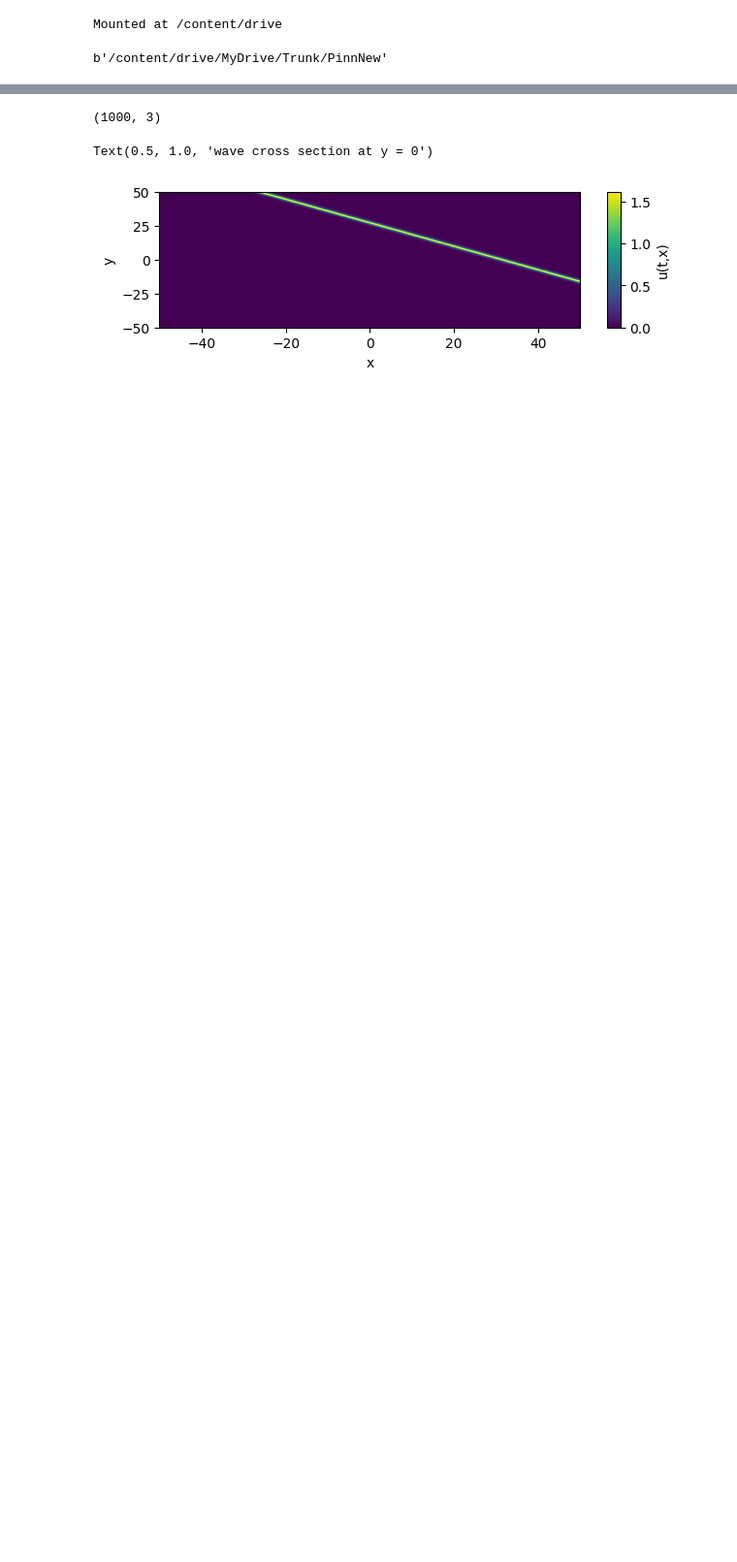
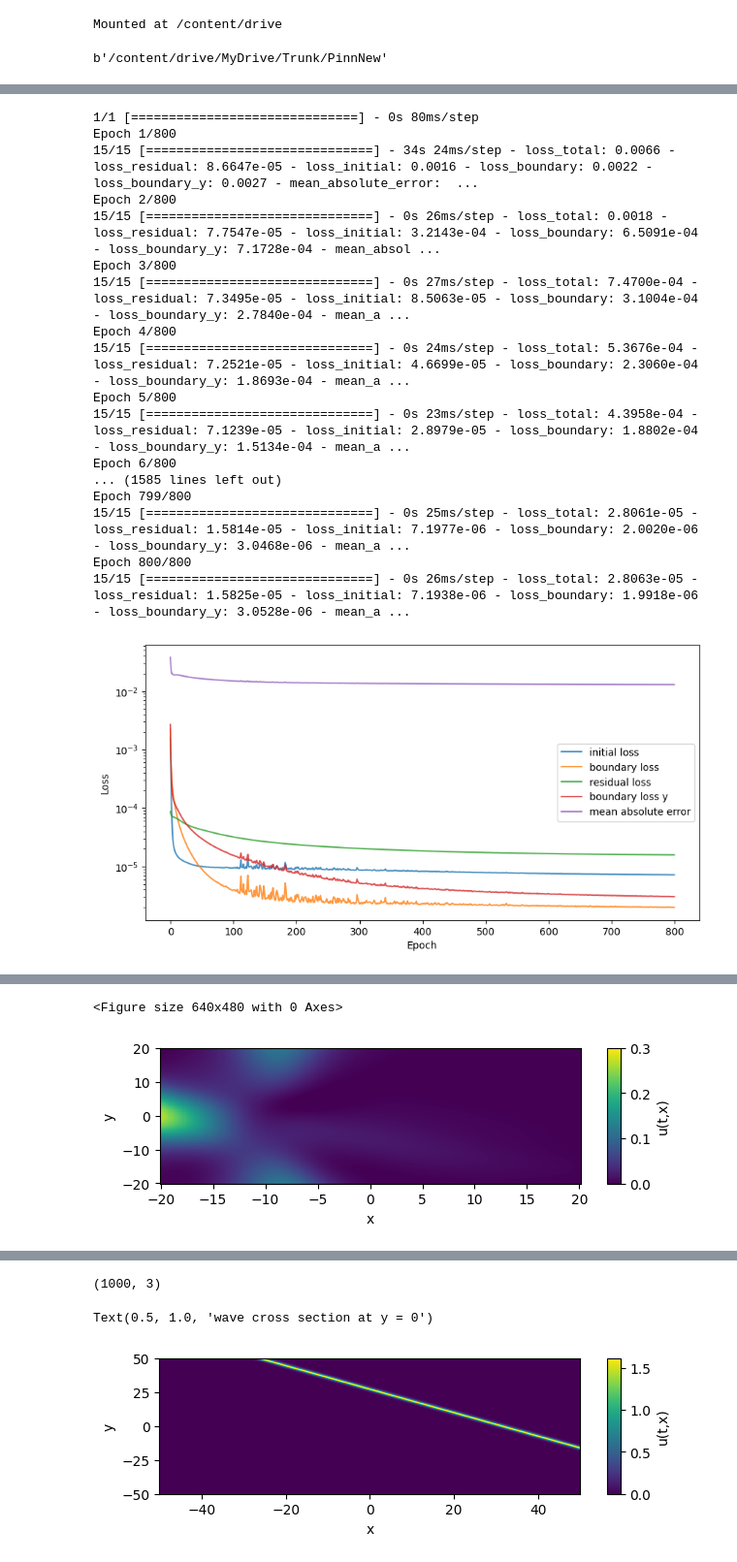
Before and after one commit to naiaseh/Trunk, a Jupyter notebook: PinnNew/KP.ipynb, the cells around one changed output, grey strips where cells are left out. Shown at 97% size. Drawn from its saved outputs; the diff is of its cells as text; code cells hidden in the pictures; blank space fills up the shorter version.

```diff
--- a/PinnNew/KP.ipynb
+++ b/PinnNew/KP.ipynb
@@ -300,0 +498,51 @@ u2pinn, xpinn = plot_snapshots([0,1,2.99], cross_sect = 0)
+# %%
+for i in range(1,5):
+  time = 1 + i
+  (txy_eqn, u_eqn), (txy_init, u_phi), (txy_boundary_x, u_bnd_x), (txy_boundary_y, u_bnd_y), (x_bnd_left, x_bnd_right), (y_bnd_left, y_bnd_right)  = \
+  simulate_KP(75000, phi_function, None, time, x_start, length, y_start, ylength, n_bnds = None, n_init = None, tstart = time-1, random_seed = 42, dtype=tf.float32)
+  normalizer = tf.keras.layers.Normalization(axis=1)
+  normalizer.adapt(txy_eqn)
+  u_phi = pinn.backbone.predict(txy_init, batch_size=75000)
+  inputs = [txy_eqn, txy_init, txy_boundary_x, x_bnd_right, x_bnd_left, txy_boundary_y, y_bnd_right, y_bnd_left]
+  outputs = [phi_function(txy_eqn), u_eqn, u_phi, u_bnd_x, u_bnd_y]
+
+  backbone = create_dense_model_Normalized([12, 24, 24, 24, 24, 12] , activation= 'tanh', initializer='glorot_normal', \
+  n_inputs=3, n_outputs=1, normalizer=normalizer)
+  pinn = KPPinn(backbone, k=6., sig_sq = +3., PBC_y = False)
+  scheduler = tf.keras.optimizers.schedules.ExponentialDecay(1e-3, decay_steps=500, decay_rate=0.85)
+  optimizer = tf.keras.optimizers.Adam(learning_rate=scheduler, clipnorm=1.)
+  pinn.compile(optimizer=optimizer)
+
+  with open('KPSeq2SeqXJunction/test'+str(i-1)+'.pickle', 'rb') as f:
+    my_weights = pickle.load(f)
+
+  pinn.backbone.set_weights(my_weights)
+  history = pinn.fit(inputs, outputs, batch_size = 5000, epochs = 800, verbose ='auto')
+
+
+  plot_training_loss(history.history, y_scale='log')
+  plt.savefig(str(os.getcwdb())[2:-1]+"/KPSeq2SeqXJunction/Loss"+str(i)+".png", format="png", bbox_inches="tight")
+
+  plot_snapshots([i,time], cross_sect = 0)
+  current_weights = pinn.backbone.get_weights()
+  with open('KPSeq2SeqXJunction/test'+str(i)+'.pickle', 'wb') as f:
+      pickle.dump(current_weights, f)
+# %% [output]
+1/1 [==============================] - 0s 80ms/step
+Epoch 1/800
+15/15 [==============================] - 34s 24ms/step - loss_total: 0.0066 - loss_residual: 8.6647e-05 - loss_initial: 0.0016 - loss_boundary: 0.0022 - loss_boundary_y: 0.0027 - mean_absolute_error:  ...
+Epoch 2/800
+15/15 [==============================] - 0s 26ms/step - loss_total: 0.0018 - loss_residual: 7.7547e-05 - loss_initial: 3.2143e-04 - loss_boundary: 6.5091e-04 - loss_boundary_y: 7.1728e-04 - mean_absol ...
+Epoch 3/800
+15/15 [==============================] - 0s 27ms/step - loss_total: 7.4700e-04 - loss_residual: 7.3495e-05 - loss_initial: 8.5063e-05 - loss_boundary: 3.1004e-04 - loss_boundary_y: 2.7840e-04 - mean_a ...
+Epoch 4/800
+15/15 [==============================] - 0s 24ms/step - loss_total: 5.3676e-04 - loss_residual: 7.2521e-05 - loss_initial: 4.6699e-05 - loss_boundary: 2.3060e-04 - loss_boundary_y: 1.8693e-04 - mean_a ...
+Epoch 5/800
+15/15 [==============================] - 0s 23ms/step - loss_total: 4.3958e-04 - loss_residual: 7.1239e-05 - loss_initial: 2.8979e-05 - loss_boundary: 1.8802e-04 - loss_boundary_y: 1.5134e-04 - mean_a ...
+Epoch 6/800
+... (1585 lines left out)
+Epoch 799/800
+15/15 [==============================] - 0s 25ms/step - loss_total: 2.8061e-05 - loss_residual: 1.5814e-05 - loss_initial: 7.1977e-06 - loss_boundary: 2.0020e-06 - loss_boundary_y: 3.0468e-06 - mean_a ...
+Epoch 800/800
+15/15 [==============================] - 0s 26ms/step - loss_total: 2.8063e-05 - loss_residual: 1.5825e-05 - loss_initial: 7.1938e-06 - loss_boundary: 1.9918e-06 - loss_boundary_y: 3.0528e-06 - mean_a ...
+[figure, added]
@@ -300,0 +566,2 @@ u2pinn, xpinn = plot_snapshots([0,1,2.99], cross_sect = 0)
+<Figure size 640x480 with 0 Axes>
+[figure, added]
```
Also changed, not shown: parts of 25 cells of this notebook.
